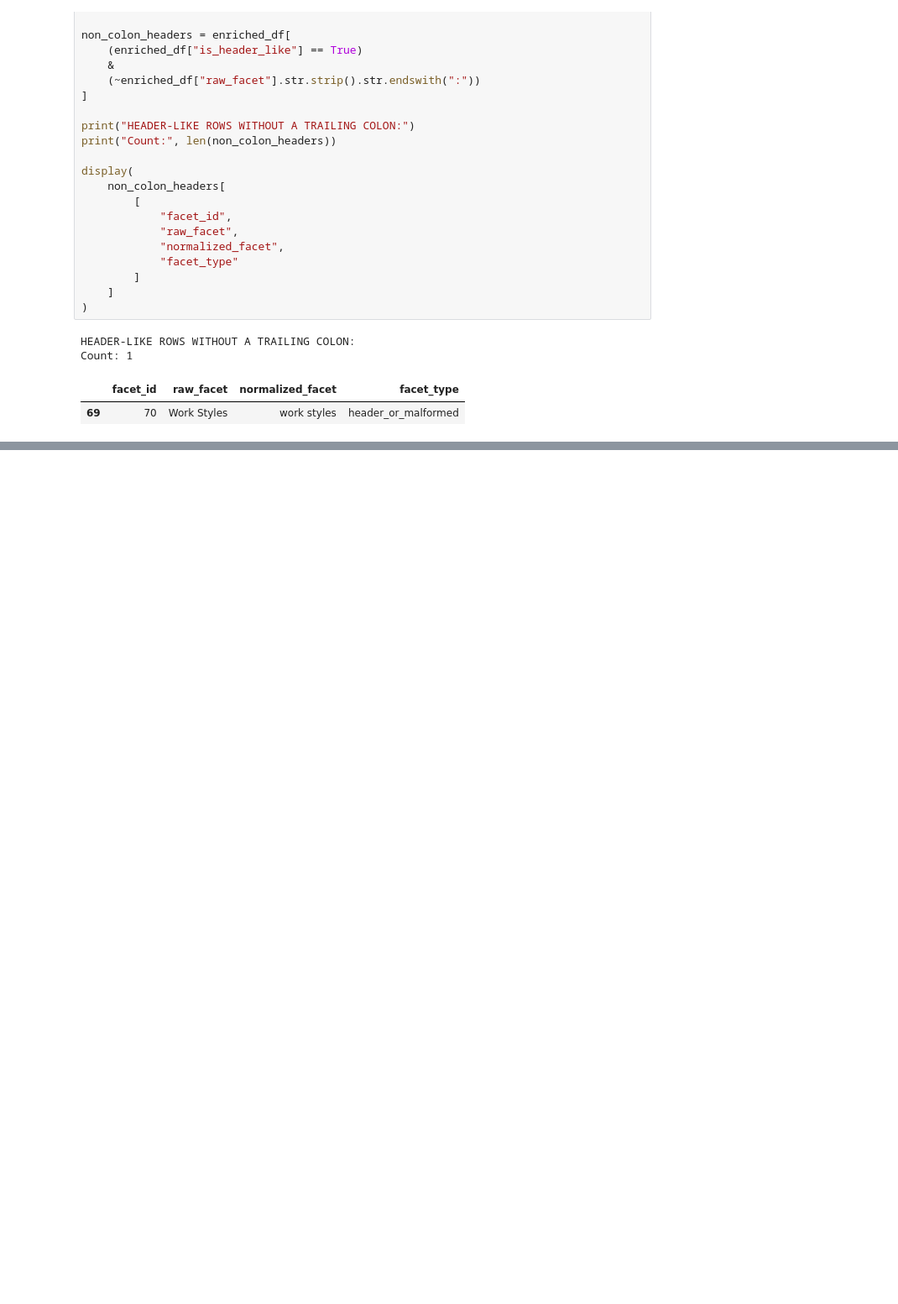
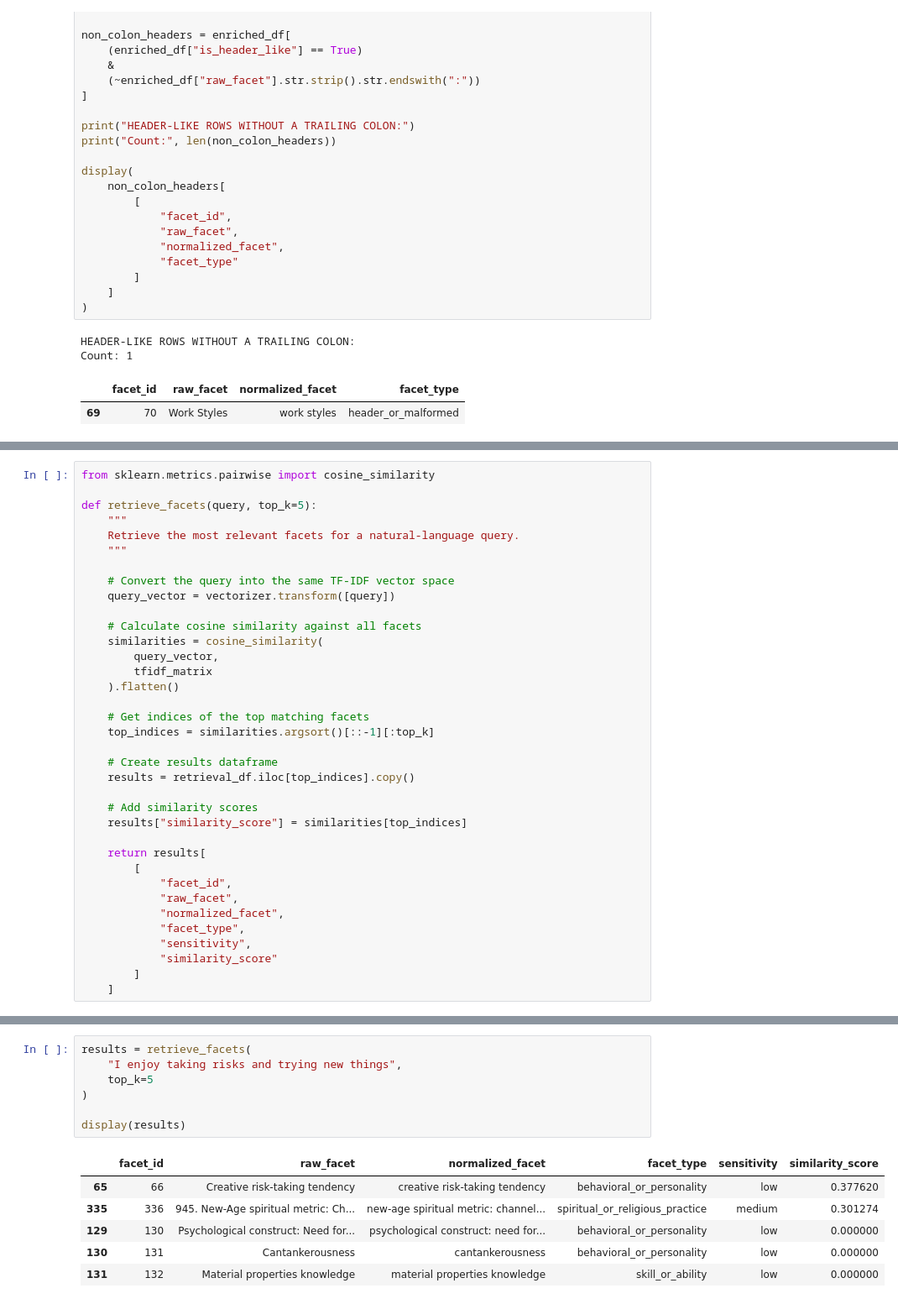
Before and after one commit to HemSunder17/Facet-based-LLM, a Jupyter notebook: notebook/assignment_pipeline.ipynb, the cells around one changed output, grey strips where cells are left out. Shown at 84% size. Drawn from its saved outputs; the diff is of its cells as text; blank space fills up the shorter version.

```diff
--- a/notebook/assignment_pipeline.ipynb
+++ b/notebook/assignment_pipeline.ipynb
@@ -993,0 +1117,36 @@ Count: 1
+# %%
+from sklearn.metrics.pairwise import cosine_similarity
+
+def retrieve_facets(query, top_k=5):
+    """
+    Retrieve the most relevant facets for a natural-language query.
+    """
+
+    # Convert the query into the same TF-IDF vector space
+    query_vector = vectorizer.transform([query])
+
+    # Calculate cosine similarity against all facets
+    similarities = cosine_similarity(
+        query_vector,
+        tfidf_matrix
+    ).flatten()
+
+    # Get indices of the top matching facets
+    top_indices = similarities.argsort()[::-1][:top_k]
+
+    # Create results dataframe
+    results = retrieval_df.iloc[top_indices].copy()
+
+    # Add similarity scores
+    results["similarity_score"] = similarities[top_indices]
+
+    return results[
+        [
+            "facet_id",
+            "raw_facet",
+            "normalized_facet",
+            "facet_type",
+            "sensitivity",
+            "similarity_score"
+        ]
+    ]
@@ -993,0 +1178,14 @@ Count: 1
+# %%
+results = retrieve_facets(
+    "I enjoy taking risks and trying new things",
+    top_k=5
+)
+
+display(results)
+# %% [output]
+|  | facet_id | raw_facet | normalized_facet | facet_type | sensitivity | similarity_score |
+| 65 | 66 | Creative risk-taking tendency | creative risk-taking tendency | behavioral_or_personality | low | 0.377620 |
+| 335 | 336 | 945. New-Age spiritual metric: Ch... | new-age spiritual metric: channel... | spiritual_or_religious_practice | medium | 0.301274 |
+| 129 | 130 | Psychological construct: Need for... | psychological construct: need for... | behavioral_or_personality | low | 0.000000 |
+| 130 | 131 | Cantankerousness | cantankerousness | behavioral_or_personality | low | 0.000000 |
+| 131 | 132 | Material properties knowledge | material properties knowledge | skill_or_ability | low | 0.000000 |
```
Also changed, not shown: parts of 12 cells of this notebook.
